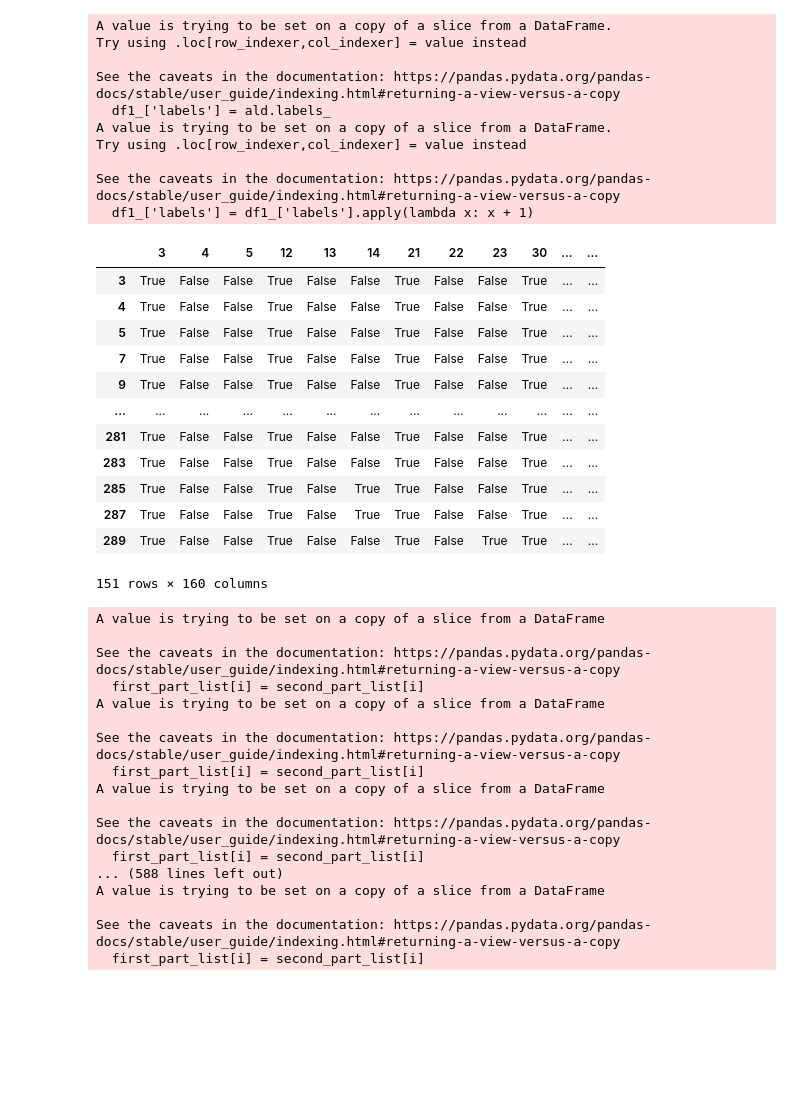
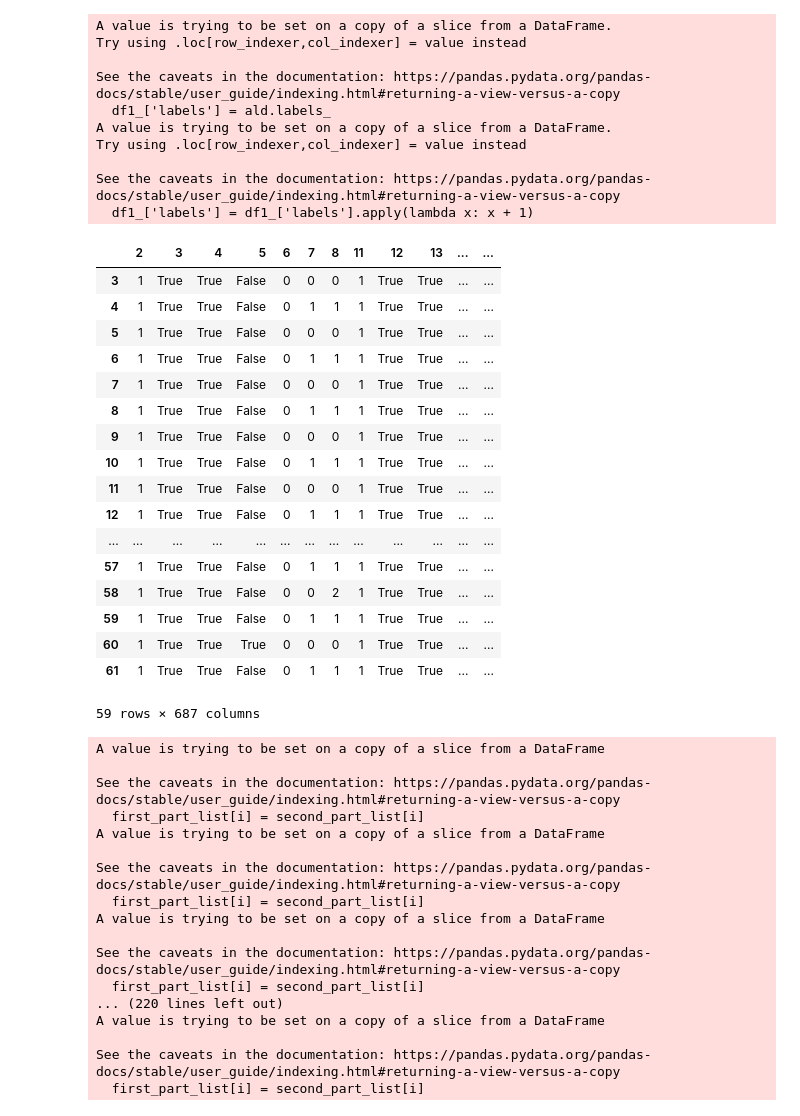
Before and after one commit to Industrial-AI-Research-Lab/documentor, a Jupyter notebook: notebooks/string_attributes.ipynb, the cells around one changed output. Cells and saved outputs as stored; diff of their text form; code cells hidden in the pictures; blank space fills up the shorter version.

```diff
--- a/notebooks/string_attributes.ipynb
+++ b/notebooks/string_attributes.ipynb
@@ -3,6 +3,6 @@ import numpy as np
 import pandas as pd
 from datetime import datetime, time
 # %%
-new_df = pd.read_excel('processed_tables/new_D1.xlsx', sheet_name='Sheet1', index_col='Unnamed: 0')
+new_df = pd.read_excel('processed_tables/new_resources.xlsx', sheet_name='Sheet1', index_col='Unnamed: 0')
 new_df
 # %% [output]
@@ -28,8 +28,8 @@ ndf['Vertically_merged'] = new_df['Vertically_merged']
 ndf['Horizontally_merged'] = new_df['Horizontally_merged']
 ndf['Font_selection'] = new_df['Font_selection']
 ndf['Is_Formula'] = new_df['Is_Formula']
-ndf['Start_content'] = new_df['Start_content']
 ndf['Type'] = new_df['Type']
+ndf['Font_color'] = new_df['Font_color']
 # %%
 r = ndf['Row'].iloc[0]
 c = ndf['Column'].iloc[0]
@@ -38,14 +38,16 @@ ndf['Column'] -= c
 # %%
 ndf["Color"] = pd.factorize(ndf["Color"])[0]
 ndf["Type"] = pd.factorize(ndf["Type"])[0]
-cont = []
-for i in ndf['Start_content']:
-    a = type(i)
-    if isinstance(i, str) or isinstance(i, datetime) or isinstance(i, time):
-        cont.append(hash(i))
-    else:
-        cont.append(i)
-ndf['Start_content'] = cont
+ndf["Font_color"] = pd.factorize(ndf["Font_color"])[0]
+ndf.reset_index(drop= True , inplace= True )
+# cont = []
+# for i in ndf['Start_content']:
+#     a = type(i)
+#     if isinstance(i, str) or isinstance(i, datetime) or isinstance(i, time):
+#         cont.append(hash(i))
+#     else:
+#         cont.append(i)
+# ndf['Start_content'] = cont
 ndf
 # %% [output]
 |  | Row | Column | Color | Vertically_merged | Horizontally_merged | Font_selection | Is_Formula | ... |
@@ -122,45 +129,51 @@ See the caveats in the documentation: https://pandas.pydata.org/pandas-docs/stab
 # %%
 df1 = df[df.labels == -1]
 df1 = df1.drop(columns=['labels'])
 
 in_cols = []
-for i in df1.iloc[[0]]:
-    if isinstance(df1.iloc[0, i], np.bool_):
+for i in df1.columns:
+    if int(i)%9 in [2, 3, 4, 5, 6, 7, 8]:
         in_cols.append(True)
     else:
         in_cols.append(False)
 
 df1_ = df1.iloc[:, in_cols]
+# df1_ = df1
 
 ald = KMeans(n_clusters=2).fit(df1_)
 df1_['labels'] = ald.labels_
 df1_['labels'] = df1_['labels'].apply(lambda x: x + 1)
 second_part_list = df1_['labels']
 df1_
 # %% [output]
 A value is trying to be set on a copy of a slice from a DataFrame.
 Try using .loc[row_indexer,col_indexer] = value instead
 
 See the caveats in the documentation: https://pandas.pydata.org/pandas-docs/stable/user_guide/indexing.html#returning-a-view-versus-a-copy
   df1_['labels'] = ald.labels_
 A value is trying to be set on a copy of a slice from a DataFrame.
 Try using .loc[row_indexer,col_indexer] = value instead
 
 See the caveats in the documentation: https://pandas.pydata.org/pandas-docs/stable/user_guide/indexing.html#returning-a-view-versus-a-copy
   df1_['labels'] = df1_['labels'].apply(lambda x: x + 1)
-|  | 3 | 4 | 5 | 12 | 13 | 14 | 21 | 22 | 23 | 30 | ... | ... |
-| 3 | True | False | False | True | False | False | True | False | False | True | ... | ... |
-| 4 | True | False | False | True | False | False | True | False | False | True | ... | ... |
-| 5 | True | False | False | True | False | False | True | False | False | True | ... | ... |
-| 7 | True | False | False | True | False | False | True | False | False | True | ... | ... |
-| 9 | True | False | False | True | False | False | True | False | False | True | ... | ... |
+|  | 2 | 3 | 4 | 5 | 6 | 7 | 8 | 11 | 12 | 13 | ... | ... |
+| 3 | 1 | True | True | False | 0 | 0 | 0 | 1 | True | True | ... | ... |
+| 4 | 1 | True | True | False | 0 | 1 | 1 | 1 | True | True | ... | ... |
+| 5 | 1 | True | True | False | 0 | 0 | 0 | 1 | True | True | ... | ... |
+| 6 | 1 | True | True | False | 0 | 1 | 1 | 1 | True | True | ... | ... |
+| 7 | 1 | True | True | False | 0 | 0 | 0 | 1 | True | True | ... | ... |
+| 8 | 1 | True | True | False | 0 | 1 | 1 | 1 | True | True | ... | ... |
+| 9 | 1 | True | True | False | 0 | 0 | 0 | 1 | True | True | ... | ... |
+| 10 | 1 | True | True | False | 0 | 1 | 1 | 1 | True | True | ... | ... |
+| 11 | 1 | True | True | False | 0 | 0 | 0 | 1 | True | True | ... | ... |
+| 12 | 1 | True | True | False | 0 | 1 | 1 | 1 | True | True | ... | ... |
 | ... | ... | ... | ... | ... | ... | ... | ... | ... | ... | ... | ... | ... |
-| 281 | True | False | False | True | False | False | True | False | False | True | ... | ... |
-| 283 | True | False | False | True | False | False | True | False | False | True | ... | ... |
-| 285 | True | False | False | True | False | True | True | False | False | True | ... | ... |
-| 287 | True | False | False | True | False | True | True | False | False | True | ... | ... |
-| 289 | True | False | False | True | False | False | True | False | True | True | ... | ... |
+| 57 | 1 | True | True | False | 0 | 1 | 1 | 1 | True | True | ... | ... |
+| 58 | 1 | True | True | False | 0 | 0 | 2 | 1 | True | True | ... | ... |
+| 59 | 1 | True | True | False | 0 | 1 | 1 | 1 | True | True | ... | ... |
+| 60 | 1 | True | True | True | 0 | 0 | 0 | 1 | True | True | ... | ... |
+| 61 | 1 | True | True | False | 0 | 1 | 1 | 1 | True | True | ... | ... |
-151 rows × 160 columns
+59 rows × 687 columns
 # %%
 for i in second_part_list.index:
     first_part_list[i] = second_part_list[i]
@@ -181,7 +194,7 @@ A value is trying to be set on a copy of a slice from a DataFrame
 
 See the caveats in the documentation: https://pandas.pydata.org/pandas-docs/stable/user_guide/indexing.html#returning-a-view-versus-a-copy
   first_part_list[i] = second_part_list[i]
-... (588 lines left out)
+... (220 lines left out)
 A value is trying to be set on a copy of a slice from a DataFrame
 
 See the caveats in the documentation: https://pandas.pydata.org/pandas-docs/stable/user_guide/indexing.html#returning-a-view-versus-a-copy
```
Also changed, not shown: parts of 8 cells of this notebook, 1 other file.
